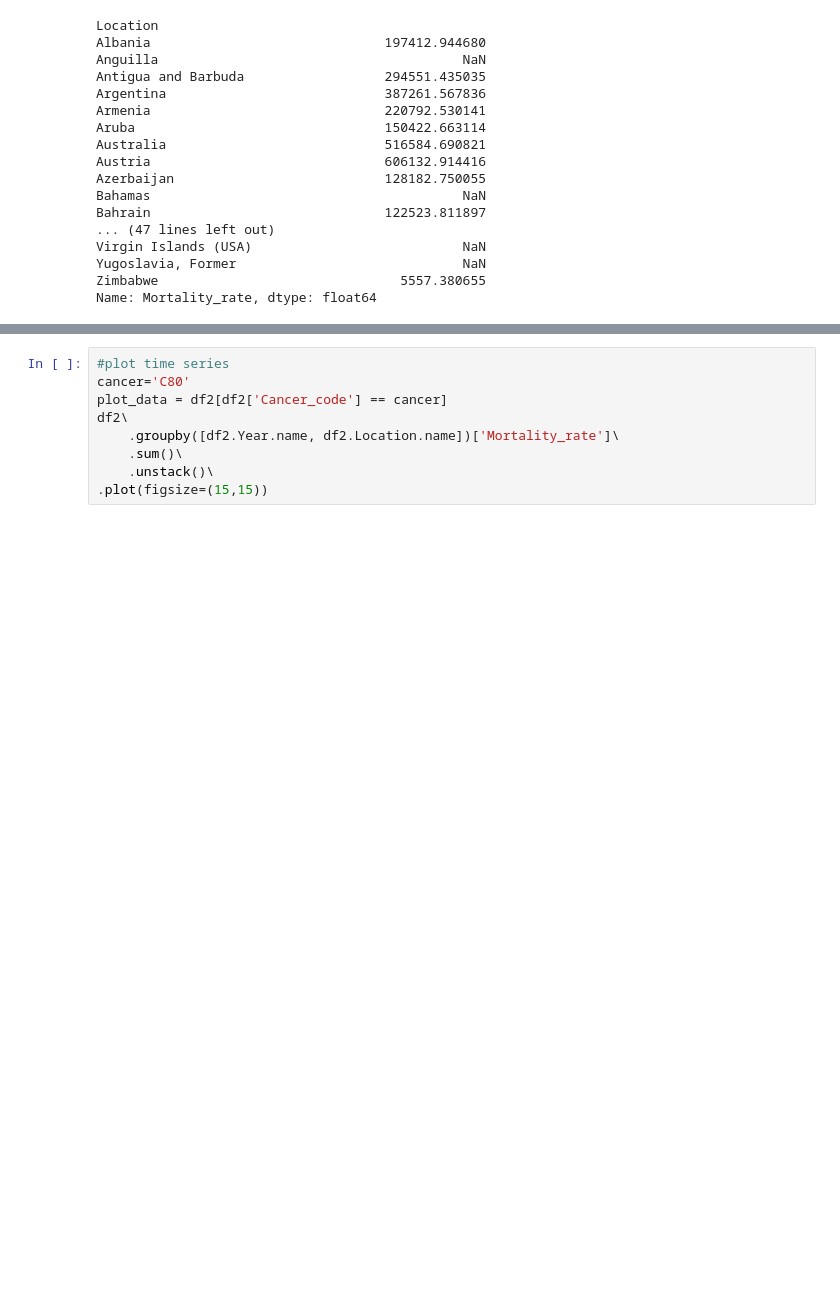
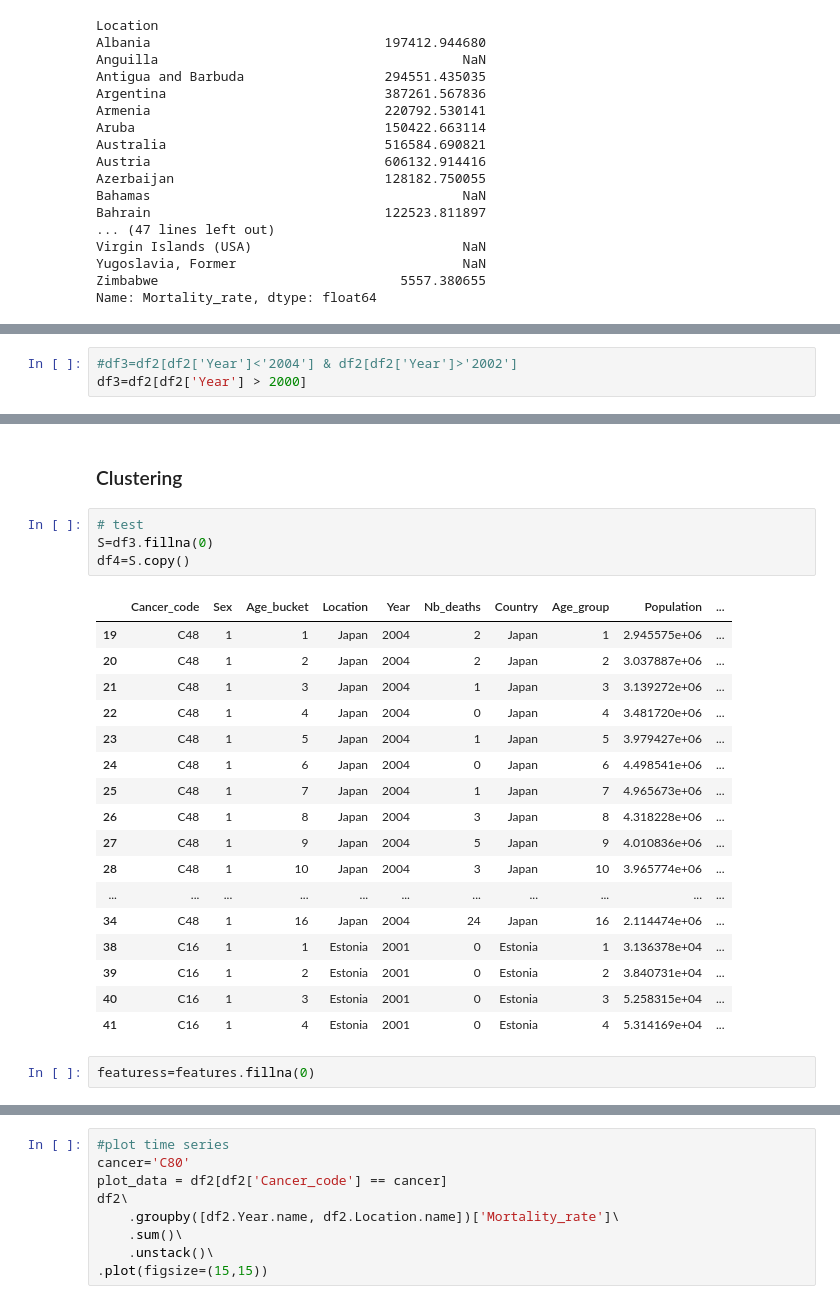
Before and after one commit to assitanDiarra/ENSAE_Python, a Jupyter notebook: exploration_Assitan.ipynb, the cells around one changed output, grey strips where cells are left out. Saved outputs shown, nothing was run; the diff lists cells and outputs as text; blank space fills up the shorter version.

```diff
--- a/exploration_Assitan.ipynb
+++ b/exploration_Assitan.ipynb
@@ -314,0 +387,3 @@ Name: Mortality_rate, dtype: float64
+# %%
+#df3=df2[df2['Year']<'2004'] & df2[df2['Year']>'2002']
+df3=df2[df2['Year'] > 2000]
@@ -333,0 +423,26 @@ df_mort\
+# %% [markdown]
+### Clustering
+# %%
+# test
+S=df3.fillna(0)
+df4=S.copy()
+# %% [output]
+|  | Cancer_code | Sex | Age_bucket | Location | Year | Nb_deaths | Country | Age_group | Population | ... |
+| 19 | C48 | 1 | 1 | Japan | 2004 | 2 | Japan | 1 | 2.945575e+06 | ... |
+| 20 | C48 | 1 | 2 | Japan | 2004 | 2 | Japan | 2 | 3.037887e+06 | ... |
+| 21 | C48 | 1 | 3 | Japan | 2004 | 1 | Japan | 3 | 3.139272e+06 | ... |
+| 22 | C48 | 1 | 4 | Japan | 2004 | 0 | Japan | 4 | 3.481720e+06 | ... |
+| 23 | C48 | 1 | 5 | Japan | 2004 | 1 | Japan | 5 | 3.979427e+06 | ... |
+| 24 | C48 | 1 | 6 | Japan | 2004 | 0 | Japan | 6 | 4.498541e+06 | ... |
+| 25 | C48 | 1 | 7 | Japan | 2004 | 1 | Japan | 7 | 4.965673e+06 | ... |
+| 26 | C48 | 1 | 8 | Japan | 2004 | 3 | Japan | 8 | 4.318228e+06 | ... |
+| 27 | C48 | 1 | 9 | Japan | 2004 | 5 | Japan | 9 | 4.010836e+06 | ... |
+| 28 | C48 | 1 | 10 | Japan | 2004 | 3 | Japan | 10 | 3.965774e+06 | ... |
+| ... | ... | ... | ... | ... | ... | ... | ... | ... | ... | ... |
+| 34 | C48 | 1 | 16 | Japan | 2004 | 24 | Japan | 16 | 2.114474e+06 | ... |
+| 38 | C16 | 1 | 1 | Estonia | 2001 | 0 | Estonia | 1 | 3.136378e+04 | ... |
+| 39 | C16 | 1 | 2 | Estonia | 2001 | 0 | Estonia | 2 | 3.840731e+04 | ... |
+| 40 | C16 | 1 | 3 | Estonia | 2001 | 0 | Estonia | 3 | 5.258315e+04 | ... |
+| 41 | C16 | 1 | 4 | Estonia | 2001 | 0 | Estonia | 4 | 5.314169e+04 | ... |
+# %%
+featuress=features.fillna(0)
```
Also changed, not shown: parts of 48 cells of this notebook.
